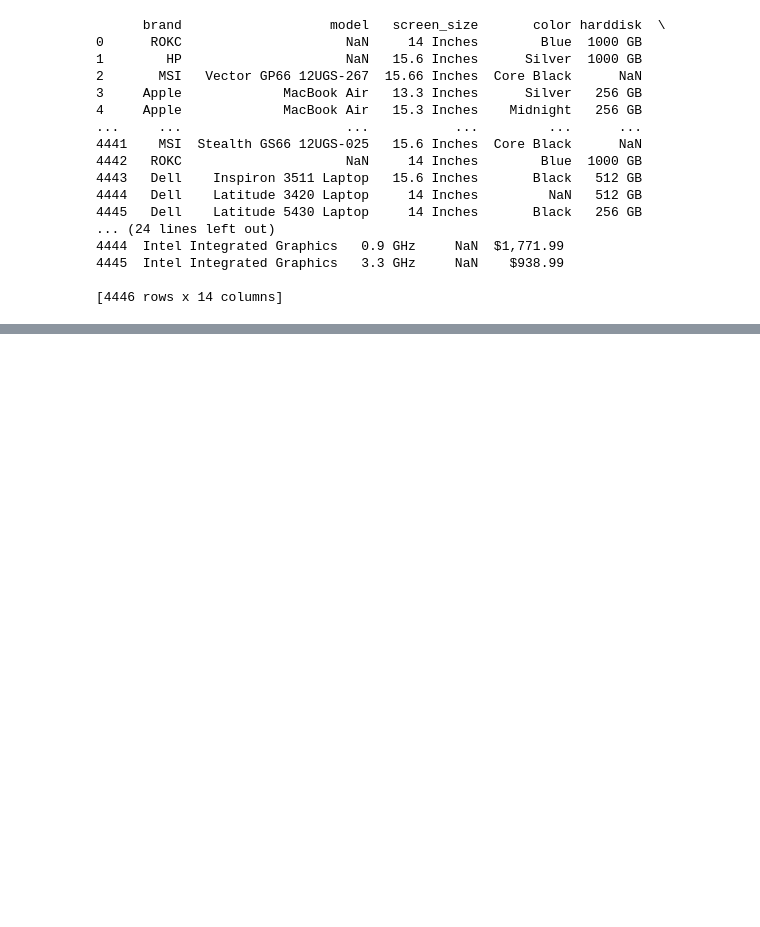
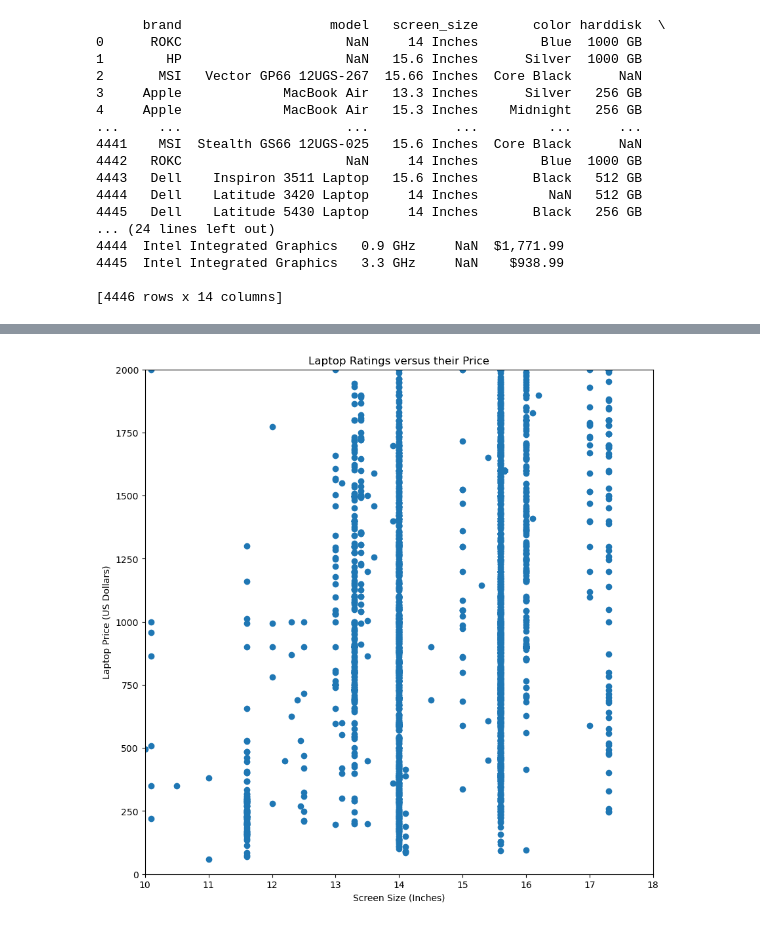
Before and after one commit to emlberman/project-emlberman, a Jupyter notebook: projectdraft.ipynb, the cells around one changed output, grey strips where cells are left out. Cells and saved outputs as stored; diff of their text form; code cells hidden in the pictures; blank space fills up the shorter version.

```diff
--- a/projectdraft.ipynb
+++ b/projectdraft.ipynb
@@ -125,0 +161,11 @@ from matplotlib import pylab as plt
+# %%
+plt.figure(figsize=(10,10))
+plt.scatter(laptop_df['screen_size'], laptop_df['price'])
+plt.xlim(10, 18)
+plt.ylim(0,2000)
+plt.xlabel('Screen Size (Inches)')
+plt.ylabel('Laptop Price (US Dollars)')
+plt.title('Laptop Ratings versus their Price')
+plt.show()
+# %% [output]
+[figure, added]
```
Also changed, not shown: parts of 9 cells of this notebook.
